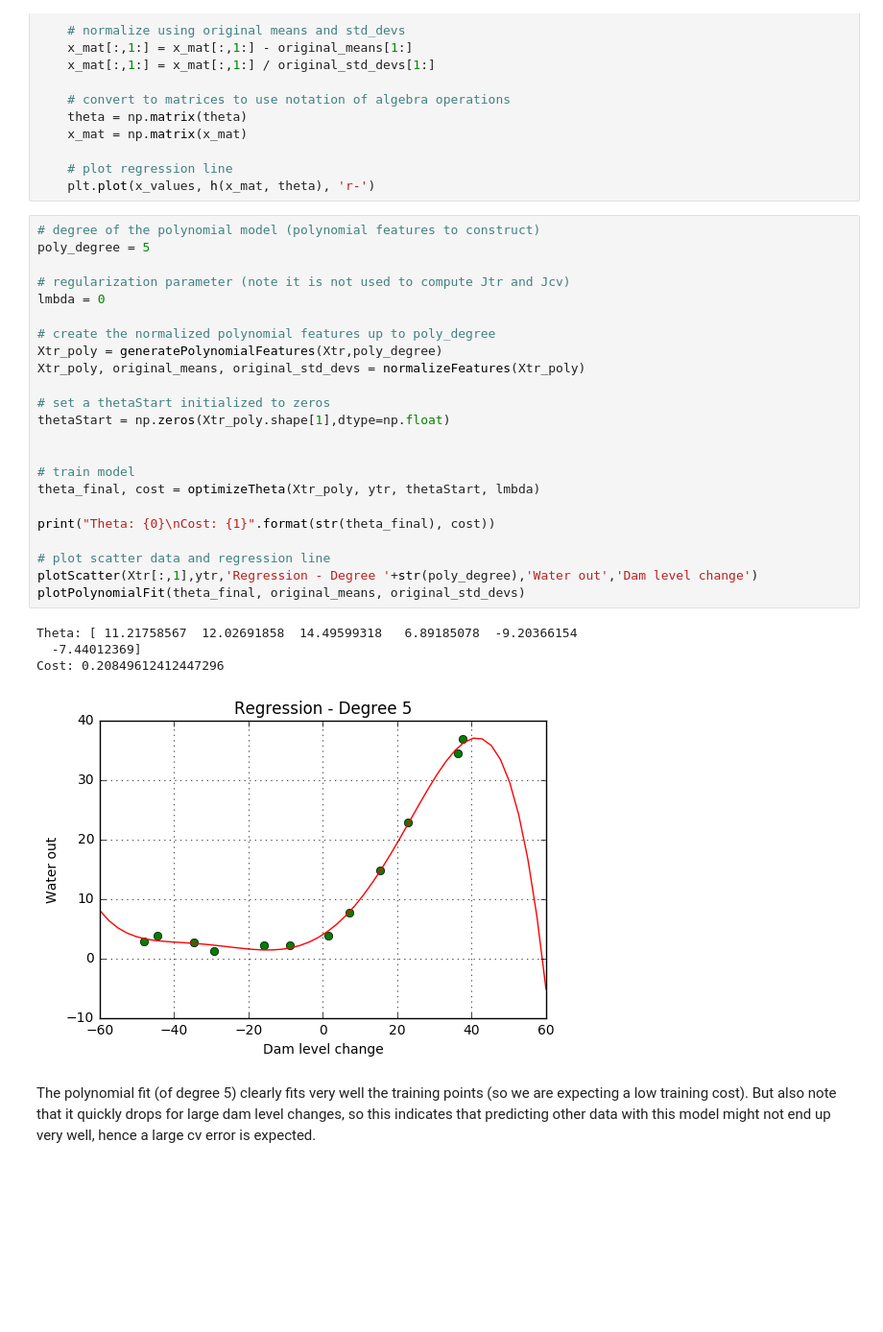
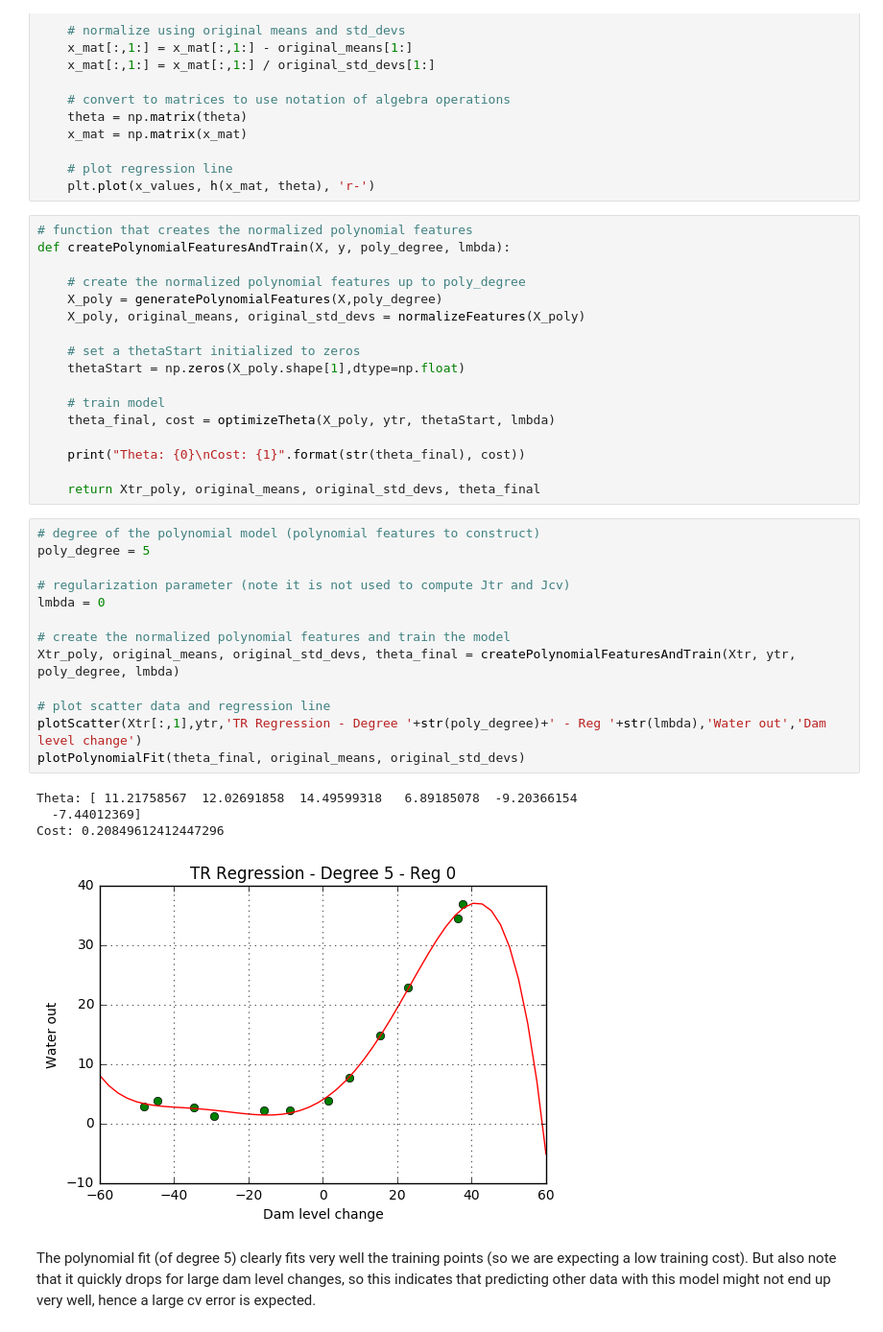
Before and after one commit to eduardbonada/ML-AndrewNg, a Jupyter notebook: ex5. Bias vs Variance/ex5. Bias vs Variance.ipynb, the cells around one changed output. Shown at 96% size. Cells and saved outputs as stored; diff of their text form; blank space fills up the shorter version.

Commit message:
ex5. refactor of polynomial learning curves helper functions. Explore different lambda (1,10)

```diff
--- a/ex5. Bias vs Variance/ex5. Bias vs Variance.ipynb
+++ b/ex5. Bias vs Variance/ex5. Bias vs Variance.ipynb
@@ -267,34 +267,41 @@ def plotPolynomialFit(theta, original_means, original_std_devs):
 
     # plot regression line
     plt.plot(x_values, h(x_mat, theta), 'r-')
+# %%
+# function that creates the normalized polynomial features
+def createPolynomialFeaturesAndTrain(X, y, poly_degree, lmbda):
+
+    # create the normalized polynomial features up to poly_degree
+    X_poly = generatePolynomialFeatures(X,poly_degree)
+    X_poly, original_means, original_std_devs = normalizeFeatures(X_poly)
+
+    # set a thetaStart initialized to zeros
+    thetaStart = np.zeros(X_poly.shape[1],dtype=np.float)
+
+    # train model
+    theta_final, cost = optimizeTheta(X_poly, ytr, thetaStart, lmbda)
+
+    print("Theta: {0}\nCost: {1}".format(str(theta_final), cost))
+
+    return Xtr_poly, original_means, original_std_devs, theta_final
 # %%
 # degree of the polynomial model (polynomial features to construct)
 poly_degree = 5
 
 # regularization parameter (note it is not used to compute Jtr and Jcv)
 lmbda = 0
 
-# create the normalized polynomial features up to poly_degree
-Xtr_poly = generatePolynomialFeatures(Xtr,poly_degree)
-Xtr_poly, original_means, original_std_devs = normalizeFeatures(Xtr_poly)
-
-# set a thetaStart initialized to zeros
-thetaStart = np.zeros(Xtr_poly.shape[1],dtype=np.float)
-
-
-# train model
-theta_final, cost = optimizeTheta(Xtr_poly, ytr, thetaStart, lmbda)
-
-print("Theta: {0}\nCost: {1}".format(str(theta_final), cost))
+# create the normalized polynomial features and train the model
+Xtr_poly, original_means, original_std_devs, theta_final = createPolynomialFeaturesAndTrain(Xtr, ytr, poly_degree, lmbda)
 
 # plot scatter data and regression line
-plotScatter(Xtr[:,1],ytr,'Regression - Degree '+str(poly_degree),'Water out','Dam level change')
+plotScatter(Xtr[:,1],ytr,'TR Regression - Degree '+str(poly_degree)+' - Reg '+str(lmbda),'Water out','Dam level change')
 plotPolynomialFit(theta_final, original_means, original_std_devs)
 # %% [output]
 Theta: [ 11.21758567  12.02691858  14.49599318   6.89185078  -9.20366154
   -7.44012369]
 Cost: 0.20849612412447296
-[figure, old version]
+[figure, new version]
 # %% [markdown]
 The polynomial fit (of degree 5) clearly fits very well the training points (so we are expecting a low training cost). But also note that it quickly drops for large dam level changes, so this indicates that predicting other data with this model might not end up very well, hence a large cv error is expected.
 # %% [markdown]
```
Also changed, not shown: parts of 11 cells of this notebook.
